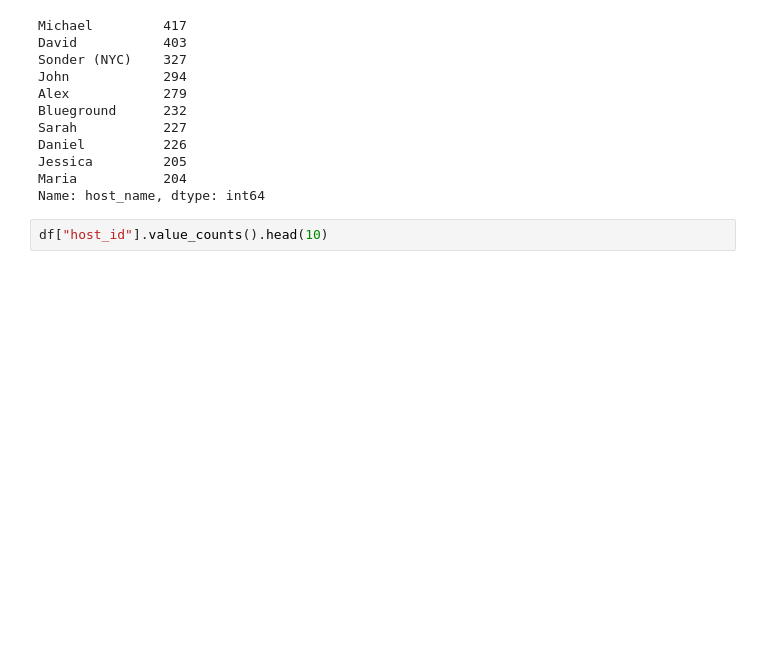
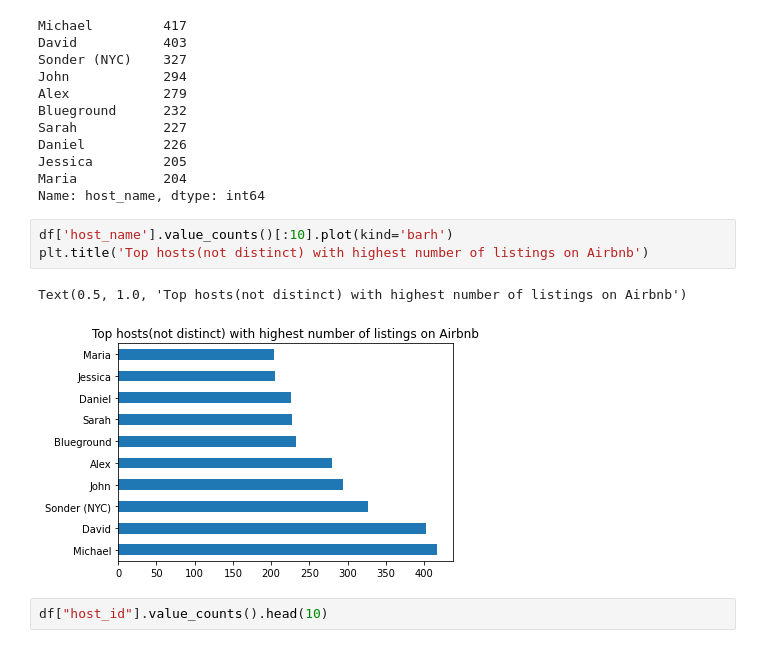
Before and after one commit to bhavikk001/airbnb-eda, a Jupyter notebook: Airbnb_Bookings_Analysis_(Team)_Capstone_Project.ipynb, the cells around one changed output. Drawn from its saved outputs; the diff is of its cells as text; blank space fills up the shorter version.

```diff
--- a/Airbnb_Bookings_Analysis_(Team)_Capstone_Project.ipynb
+++ b/Airbnb_Bookings_Analysis_(Team)_Capstone_Project.ipynb
@@ -350,6 +344,12 @@ Daniel          226
 Jessica         205
 Maria           204
 Name: host_name, dtype: int64
+# %%
+df['host_name'].value_counts()[:10].plot(kind='barh')
+plt.title('Top hosts(not distinct) with highest number of listings on Airbnb')
+# %% [output]
+Text(0.5, 1.0, 'Top hosts(not distinct) with highest number of listings on Airbnb')
+[figure, added]
 # %%
 df["host_id"].value_counts().head(10)
 # %% [output]
```
Also changed, not shown: parts of 38 cells of this notebook.
